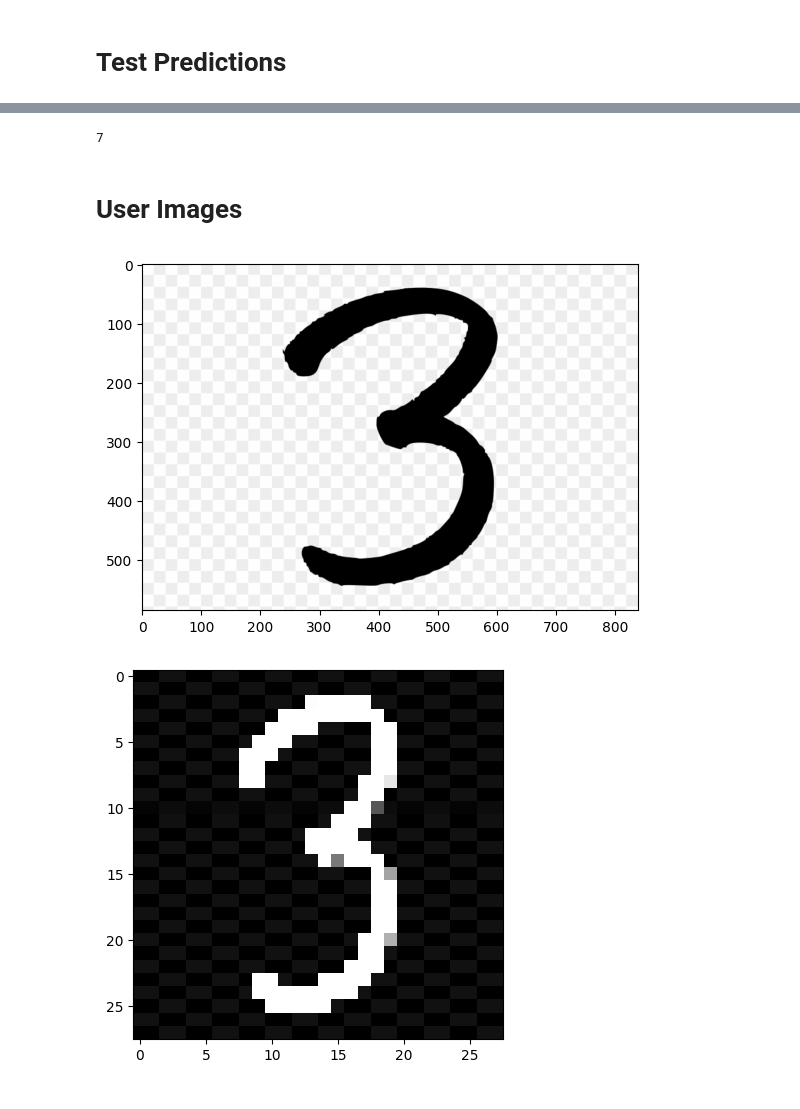
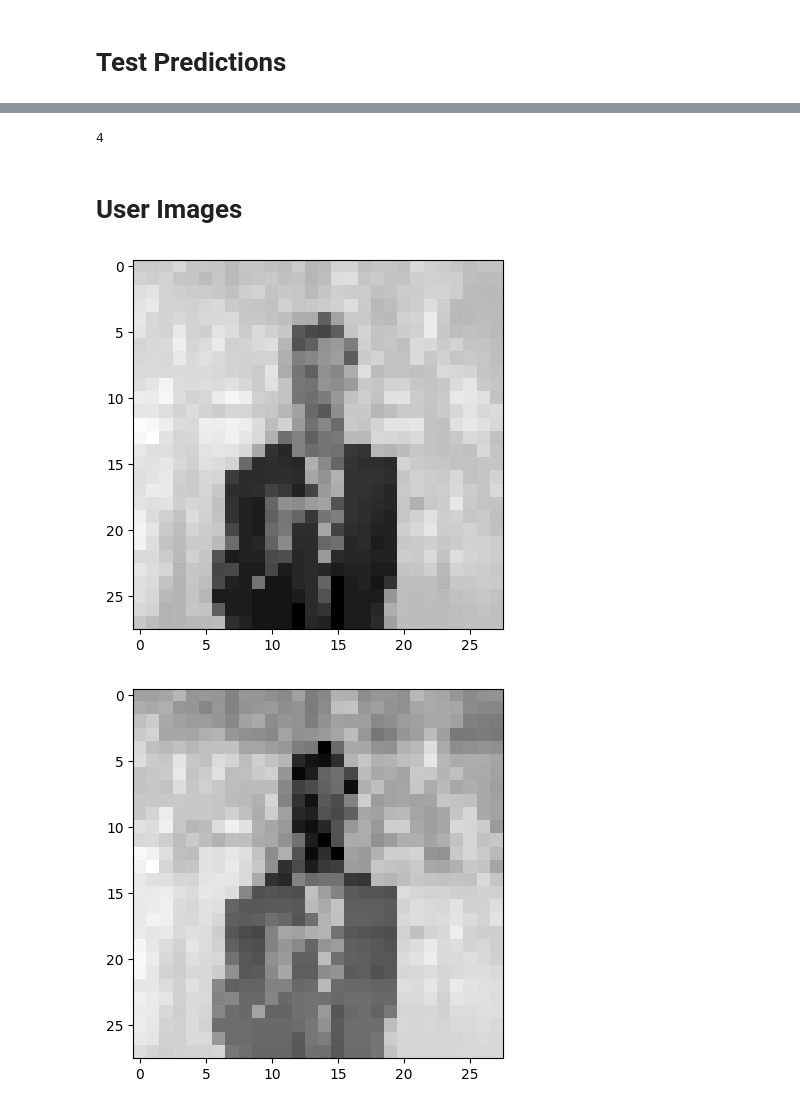
Before and after one commit to Tesser3kt/GEVO, a Jupyter notebook: 4.AB/neural-networks/numbers.ipynb, the cells around one changed output, grey strips where cells are left out. Saved outputs shown, nothing was run; the diff lists cells and outputs as text; code cells hidden in the pictures.

Commit message:
added new images to neural network journal

```diff
--- a/4.AB/neural-networks/numbers.ipynb
+++ b/4.AB/neural-networks/numbers.ipynb
@@ -72,28 +77,29 @@ predictions = new_model.predict([x_test])
 # %%
 import numpy as np
-print(np.argmax(predictions[0]))
+print(np.argmax(predictions[33]))
 # %% [output]
-7
+4
 # %% [markdown]
 # User Images #
 # %%
 import cv2
 import matplotlib.pyplot as plt
 
-img_file = 'test2.png'
+img_file = 'test15.png'
 img = cv2.imread(img_file, cv2.IMREAD_GRAYSCALE)
 
 plt.imshow(img, cmap = 'gray')
 plt.show()
 # %% [output]
-[figure, old version]
+[figure, new version]
 # %%
 img_resized = cv2.resize(img, (28, 28), interpolation = cv2.INTER_LINEAR)
-img_resized = cv2.bitwise_not(img_resized)
+img_resized = np.invert(img_resized)
+img_resized = tf.keras.utils.normalize(img_resized, axis = 1)
 
-plt.imshow(img_resized, cmap = 'gray')
+plt.imshow(img_resized, cmap = plt.cm.binary)
 plt.show()
 # %% [output]
-[figure, old version]
+[figure, new version]
 # %%
 prediction = new_model.predict(np.array([img_resized]))
```
Also changed, not shown: parts of 5 cells of this notebook, 17 other files.
